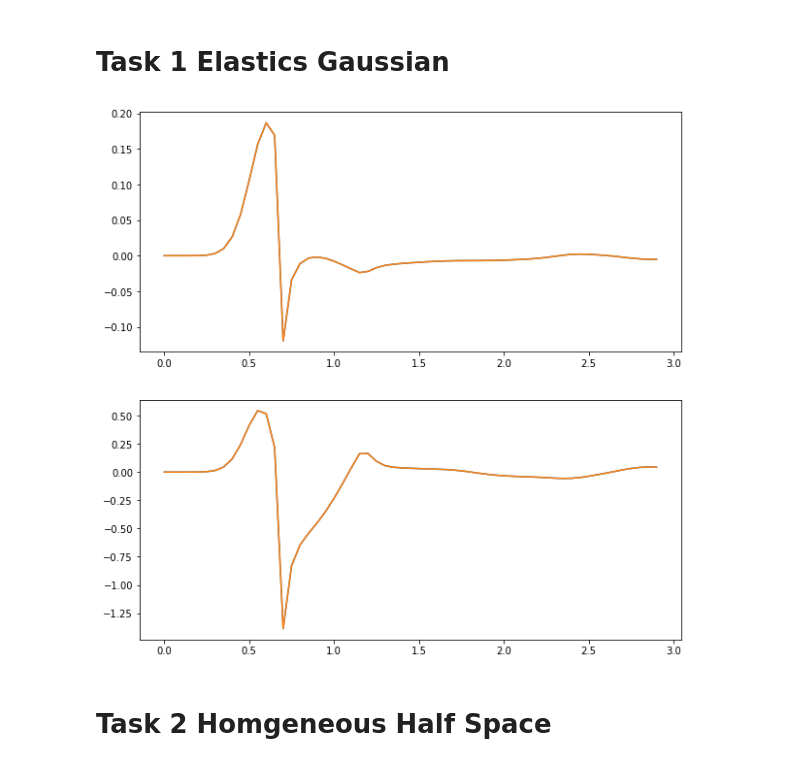
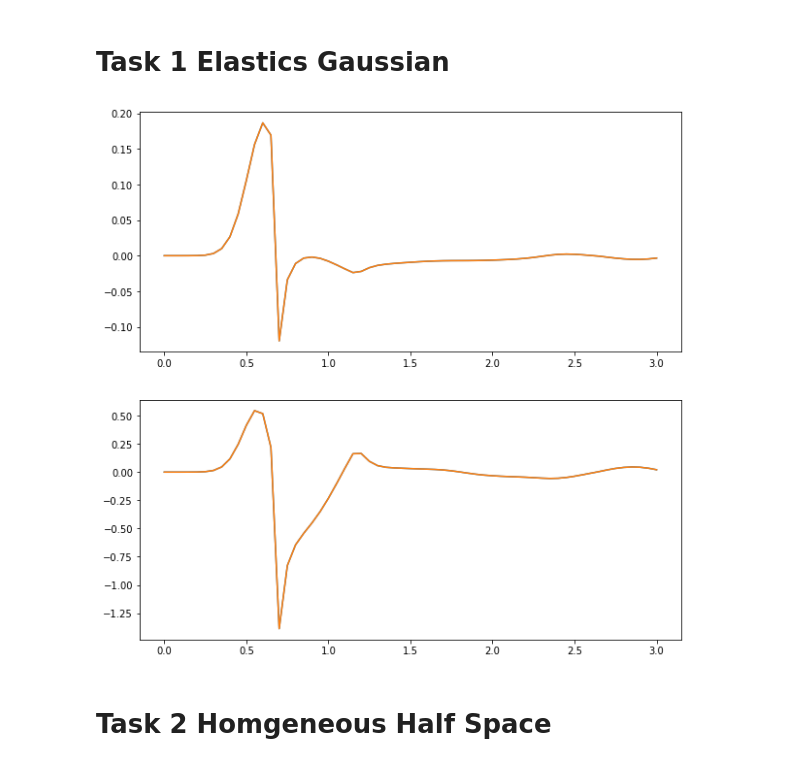
Before and after one commit to ExaHyPE/Workshop, a Jupyter notebook: Postprocessing/CompareReceivers.ipynb, the cells around one changed output. Drawn from its saved outputs; the diff is of its cells as text; code cells hidden in the pictures.

Commit message:
updated gaussian file; added gaussian section to compare receivers

```diff
--- a/Postprocessing/CompareReceivers.ipynb
+++ b/Postprocessing/CompareReceivers.ipynb
@@ -43,14 +43,14 @@ plotReceivers(df_exa,df_ref,var_array=["p","u","v"])
 # %%
 #set the absolute path to the receiver you want to plot
 path_exa="../Applications/Elastics/receiver.probe".format(rec)
 df_exa = readAcousticsReceiver(path_exa)
 
-#path_ref="Reference/Elastics/Hhs/receiver{}.csv".format(rec)
-#df_ref = pd.read_csv(path_ref)
+path_ref="Reference/Elastics/Gaussian/receiver.csv".format(rec)
+df_ref = pd.read_csv(path_ref)
 
-plotReceivers(df_exa,df_exa,var_array=["u","v"])
+plotReceivers(df_exa,df_ref,var_array=["u","v"])
 # %% [output]
-[figure, old version]
+[figure, new version]
 # %% [markdown]
 # Task 2 Homgeneous Half Space
 # %%
```
Also changed, not shown: 2 other files.
